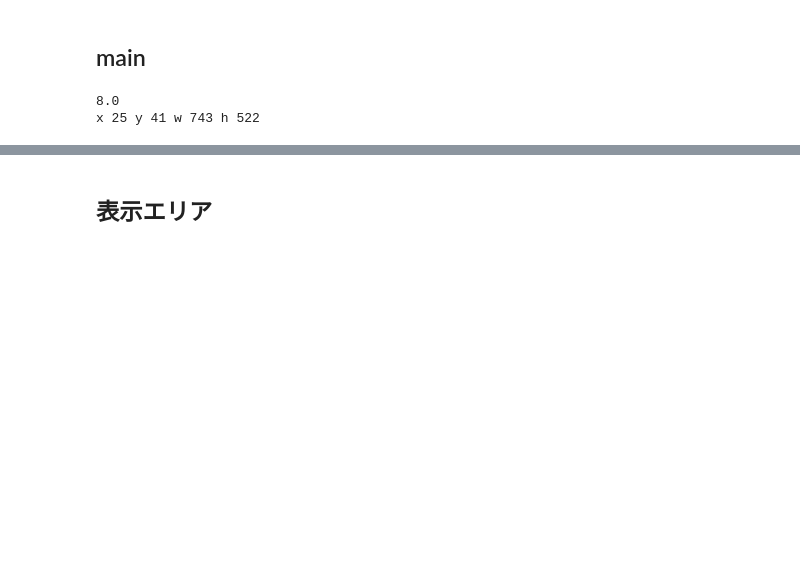
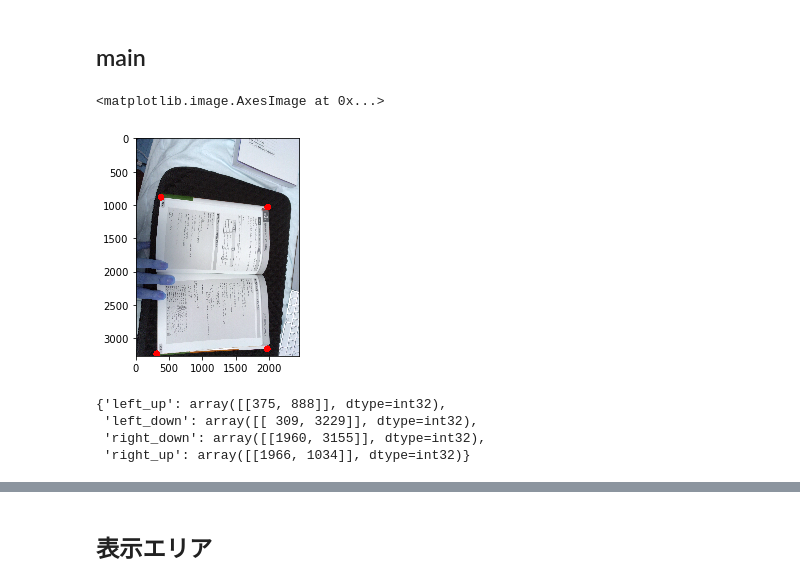
Before and after one commit to c-c-c-c/matsu_lab, a Jupyter notebook: book_orc/book_ocr.ipynb, the cells around one changed output, grey strips where cells are left out. Drawn from its saved outputs; the diff is of its cells as text; code cells hidden in the pictures; blank space fills up the shorter version.

```diff
--- a/book_orc/book_ocr.ipynb
+++ b/book_orc/book_ocr.ipynb
@@ -46,23 +39,23 @@ _, gray_img = cv2.threshold(gray_img, 125, 255, cv2.THRESH_BINARY)
 c_img = cv2.Canny(gray_img, 10, 255)
 # %%
 # 輪郭認識
-contours, hierarchy = cv2.findContours(c_img,  cv2.RETR_LIST,  cv2.CHAIN_APPROX_SIMPLE)
+# contours, hierarchy = cv2.findContours(c_img,  cv2.RETR_LIST,  cv2.CHAIN_APPROX_SIMPLE)
+contours, hierarchy = cv2.findContours(gray_img,  cv2.RETR_LIST,  cv2.CHAIN_APPROX_SIMPLE)
-# %%
-target_areas = []
-edg_img = org_img.copy()
-for idx, hier in enumerate(contours):
-    tmp_area = cv2.contourArea(contours[idx])
-
-    x,y,w,h = cv2.boundingRect(contours[idx])
-    if w > img_width*0.5 and h > img_height*0.5:
-        print(tmp_area)
-        print("x",x,"y",y,"w",w,"h",h)
-        target_areas.append({"x":x, "y":y, "w":w, "h":h})
-    else:
-        continue
-
-    for point in  contours[idx]:
-        cv2.circle(edg_img, (point[0][0] , point[0][1]  ), 15, (0, 255, 255), thickness= 20  )
-# %% [output]
-8.0
-x 25 y 41 w 743 h 522
+# %%
+area_size=[ ]
+
+for i in range(0, len(contours)):
+    area_size.append([contours[i],cv2.contourArea(contours[i])])
+
+area_size.sort(key=lambda x: x[1], reverse=True)
+# %%
+# なぜかarea_sizeで最も大きいはずの一番外側が出てこない
+# これで四つ角がとれる
+epsilon = 0.1 * cv2.arcLength( area_size[0][0], True )
+approx = cv2.approxPolyDP( area_size[0][0], epsilon, True )
+tst_img = org_img.copy()
+cv2.drawContours(tst_img, approx, -1,(255, 0, 0),100)
+plt.imshow(tst_img)
+# %% [output]
+<matplotlib.image.AxesImage at 0x...>
+[figure, added]
@@ -68,0 +76,7 @@ x 25 y 41 w 743 h 522
+# %%
+side_point_dict
+# %% [output]
+{'left_up': array([[375, 888]], dtype=int32),
+ 'left_down': array([[ 309, 3229]], dtype=int32),
+ 'right_down': array([[1960, 3155]], dtype=int32),
+ 'right_up': array([[1966, 1034]], dtype=int32)}
```
Also changed, not shown: parts of 18 cells of this notebook.
